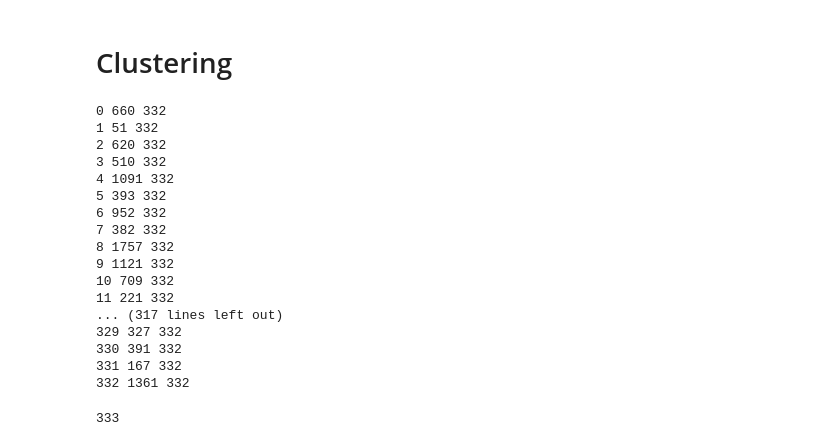
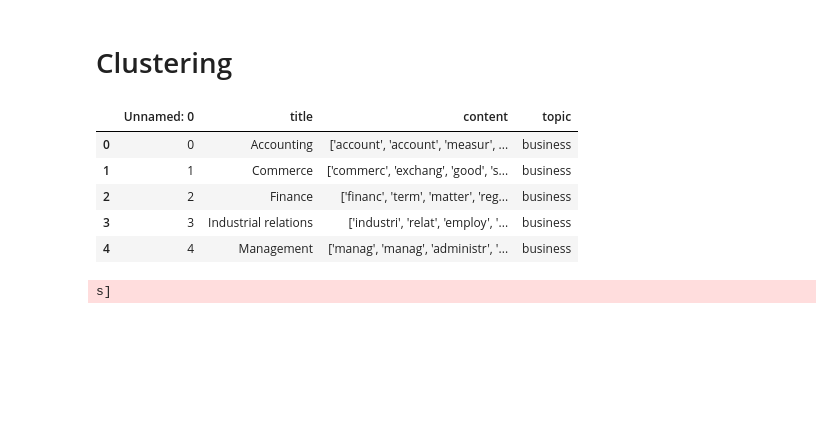
Before and after one commit to KenzaB27/wikipedia_document_clustering, a Jupyter notebook: test.ipynb, the cells around one changed output. Saved outputs shown, nothing was run; the diff lists cells and outputs as text; code cells hidden in the pictures; blank space fills up the shorter version.

Commit message:
checkpoint clustering

```diff
--- a/test.ipynb
+++ b/test.ipynb
@@ -93,34 +104,26 @@ TqdmDeprecationWarning: Please use `tqdm.pandas(...)` instead of `tqdm_pandas(tq
 | 4 | Management | [manag, manag, administr, organ, ... | business |
 # %% [markdown]
 # Clustering
+# %%
+df = pd.read_csv('data/backup_preprocess/content_tokenized.txt')
+df.head(5)
+# %% [output]
+|  | Unnamed: 0 | title | content | topic |
+| 0 | 0 | Accounting | ['account', 'account', 'measur', ... | business |
+| 1 | 1 | Commerce | ['commerc', 'exchang', 'good', 's... | business |
+| 2 | 2 | Finance | ['financ', 'term', 'matter', 'reg... | business |
+| 3 | 3 | Industrial relations | ['industri', 'relat', 'employ', '... | business |
+| 4 | 4 | Management | ['manag', 'manag', 'administr', '... | business |
 # %%
 importlib.reload(wiki_graph)
 wiki_pages = df.to_dict(orient="records")
-graph = wiki_graph.WikiGraph()
-graph.build_graph(wiki_pages)
+n_tokens = list(range(5, 45, 1))
+nb_clusters = {}
+clusters = {}
+for n in tqdm(n_tokens):
+    graph = wiki_graph.WikiGraph()
+    graph.build_graph(wiki_pages, constraint=n)
+    clusters[n] = graph.get_wiki_clusters()
+    nb_clusters[n] = len(clusters[n])
+# %% [output]
+s]
-# %%
-for n in graph:
-    print(n.wiki_page.id, len(n.wiki_page.content), len(n.wiki_neighbors))
-# %% [output]
-0 660 332
-1 51 332
-2 620 332
-3 510 332
-4 1091 332
-5 393 332
-6 952 332
-7 382 332
-8 1757 332
-9 1121 332
-10 709 332
-11 221 332
-... (317 lines left out)
-329 327 332
-330 391 332
-331 167 332
-332 1361 332
-# %%
-graph_copy = deepcopy(graph)
-print(len(graph_copy.wiki_nodes))
-# %% [output]
-333
```
Also changed, not shown: parts of 9 cells of this notebook, 5 other files.
